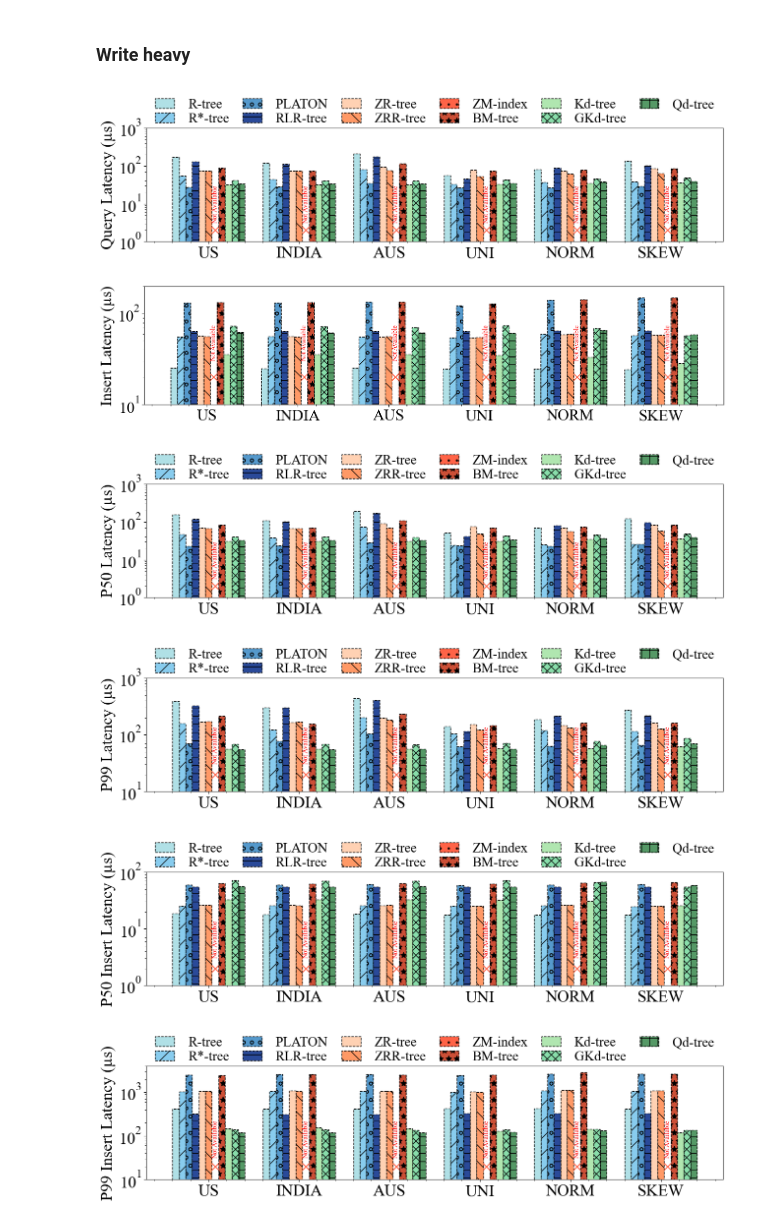
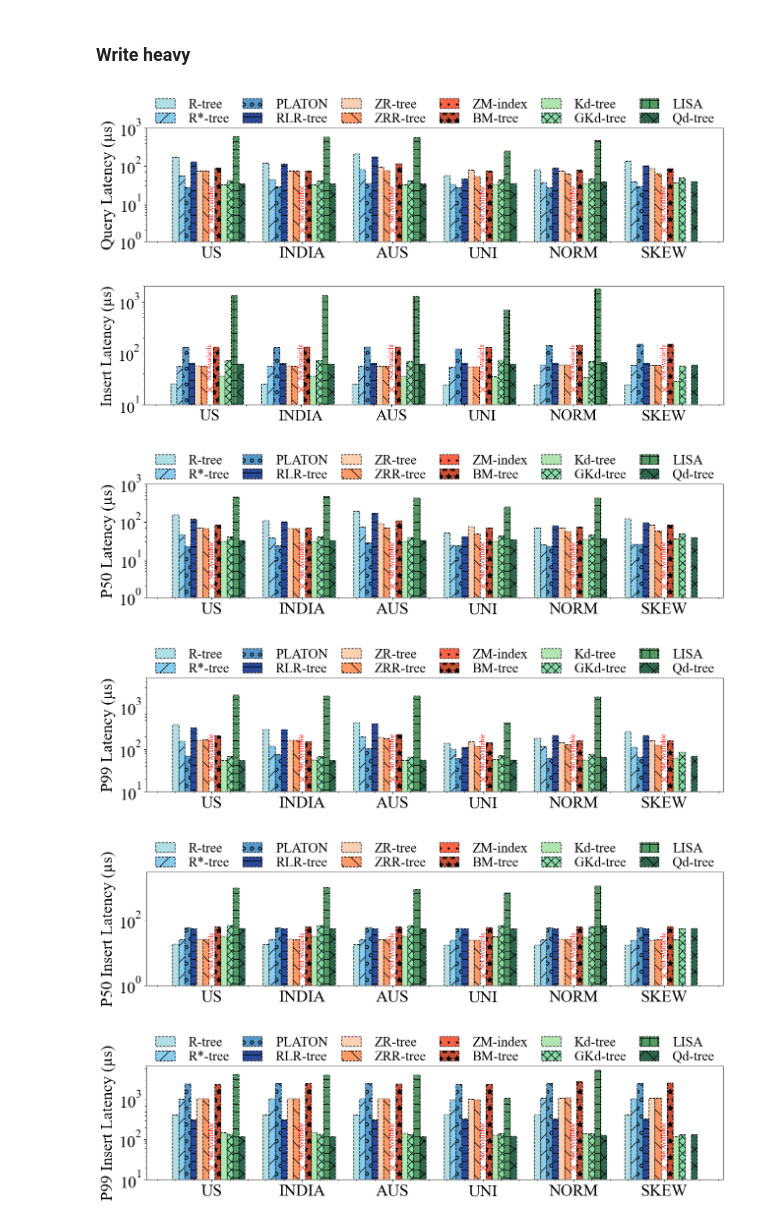
Before and after one commit to Liuguanli/rl_spatial_benchmark, a Jupyter notebook: notebook/Benchmark_Result_Figures-SIGMOD-Insertion.ipynb, the cells around one changed output. Saved outputs shown, nothing was run; the diff lists cells and outputs as text; code cells hidden in the pictures.

```diff
--- a/notebook/Benchmark_Result_Figures-SIGMOD-Insertion.ipynb
+++ b/notebook/Benchmark_Result_Figures-SIGMOD-Insertion.ipynb
@@ -70,6 +70,7 @@ baseline_suffix = {'bmtree':'_bits_32_depth_12_sample_10000',
                    'rankspace_zorder':'_bits_32',
                    'rlrtree':'_rlrtree_epoch_8_sample_80000',
                    'rtree':'_quadratic',
+                   'lisa':'',
                    'zorder':'_bits_32'}
 
 data_names = ["us_100000000", "india_100000000", "australia_100000000", "data_100000000_2_uniform_1", "data_100000000_2_normal_1", "data_100000000_2_skewed_4"]
@@ -85,11 +86,12 @@ baselines = ['rtree', 'r_star_tree',  'kdtree', 'kdtree_greedy','zorder', 'ranks
 baselines = ['rtree', 'r_star_tree', 'rlrtree', 'kdtree', 'kdtree_greedy', 'qdtree', 'order', 'rankspace_zorder', 'bmtree']
 baselines = ['rtree', 'r_star_tree', 'platon', 'rlrtree', 'kdtree', 'kdtree_greedy', 'waffle', 'qdtree', 'zorder', 'rankspace_zorder', 'zmindex', 'bmtree']
 baselines = ['rtree', 'r_star_tree', 'platon', 'rlrtree', 'zorder', 'rankspace_zorder', 'zmindex', 'bmtree', 'kdtree', 'kdtree_greedy', 'qdtree']
+baselines = ['rtree', 'r_star_tree', 'platon', 'rlrtree', 'zorder', 'rankspace_zorder', 'zmindex', 'bmtree', 'kdtree', 'kdtree_greedy', 'lisa', 'qdtree']
 display_baselines = ['RT', 'RST', 'KD', 'KDG','ZR', 'ZRR']
 display_baselines = ['RT', 'RST', 'RLR', 'KD', 'KDG', 'QD','ZR', 'ZRR', 'BMT']
 display_baselines = ['R-tree', 'R*-tree', 'RLR-tree', 'Kd-tree', 'GKd-tree', 'Qd-tree','ZR-tree', 'ZRR-tree', 'BM-tree']
 display_baselines = ['R-tree', 'R*-tree', 'PLATON', 'RLR-tree', 'Kd-tree', 'Waffle', 'GKd-tree', 'Qd-tree','ZR-tree', 'ZRR-tree', 'ZM-index', 'BM-tree']
-display_baselines = ['R-tree', 'R*-tree', 'PLATON', 'RLR-tree','ZR-tree', 'ZRR-tree', 'ZM-index', 'BM-tree', 'Kd-tree', 'GKd-tree', 'Qd-tree']
+display_baselines = ['R-tree', 'R*-tree', 'PLATON', 'RLR-tree','ZR-tree', 'ZRR-tree', 'ZM-index', 'BM-tree', 'Kd-tree', 'GKd-tree', 'LISA', 'Qd-tree']
 # %%
 # 1
 # default_range_name = "_{data_name}_range_1000_2_normal_1_0.001x0.001"
@@ -514,40 +516,40 @@ for baseline in baselines:
         dataset_adjustments.append(tree_property.Adjustments)
 
     query_result.append(dataset_query_results)
     insert_result.append(dataset_insert_results)
     P50_query.append(dataset_P50_Q)
     P99_query.append(dataset_P99_Q)
     P50_insert.append(dataset_P50_I)
     P99_insert.append(dataset_P99_I)
     reads.append(dataset_reads)
     writes.append(dataset_writes)
     splits.append(dataset_splits)
     adjustments.append(dataset_adjustments)
 
 plot_hist(display_data_names, display_baselines, query_result, y_label="Query Latency (µs)", is_legend=True, is_log=True, output_file_paths=
           [folder + "/exp_sigmod/write_heavy_query_time.pdf", "../figs/exp_sigmod/write_heavy_query_time.png"], bottom=1, top=1e3, legend_location="top")
 
 plot_hist(display_data_names, display_baselines, insert_result, y_label="Insert Latency (µs)", is_legend=False, is_log=True, output_file_paths=
-          [folder + "/exp_sigmod/write_heavy_insert_time.pdf", "../figs/exp_sigmod/write_heavy_insert_time.png"], bottom=1e1, top=200, legend_location="top")
+          [folder + "/exp_sigmod/write_heavy_insert_time.pdf", "../figs/exp_sigmod/write_heavy_insert_time.png"], bottom=1e1, top=2000, legend_location="top")
 
 plot_hist(display_data_names, display_baselines, P50_query, y_label="P50 Latency (µs)", is_log=True, output_file_paths=
           [folder + "/exp_sigmod/write_heavy_query_time_P50.pdf", "../figs/exp_sigmod/write_heavy_query_time_P50.png"], bottom=1, top=1e3, legend_location="top")
 
 plot_hist(display_data_names, display_baselines, P99_query, y_label="P99 Latency (µs)", is_log=True, output_file_paths=
-          [folder + "/exp_sigmod/write_heavy_query_time_P99.pdf", "../figs/exp_sigmod/write_heavy_query_time_P99.png"], bottom=1e1, top=1e3, legend_location="top")
+          [folder + "/exp_sigmod/write_heavy_query_time_P99.pdf", "../figs/exp_sigmod/write_heavy_query_time_P99.png"], bottom=1e1, top=5*1e3, legend_location="top")
 
 plot_hist(display_data_names, display_baselines, P50_insert, y_label="P50 Insert Latency (µs)", is_log=True, output_file_paths=
-          [folder + "/exp_sigmod/write_heavy_insert_time_P50.pdf", "../figs/exp_sigmod/write_heavy_insert_time_P50.png"], bottom=1, top=1e2, legend_location="top")
+          [folder + "/exp_sigmod/write_heavy_insert_time_P50.pdf", "../figs/exp_sigmod/write_heavy_insert_time_P50.png"], bottom=1, top=3*1e3, legend_location="top")
 
 plot_hist(display_data_names, display_baselines, P99_insert, y_label="P99 Insert Latency (µs)", is_log=True, output_file_paths=
-          [folder + "/exp_sigmod/write_heavy_insert_time_P99.pdf", "../figs/exp_sigmod/write_heavy_insert_time_P99.png"], bottom=1e1, top=4*1e3, legend_location="top")
+          [folder + "/exp_sigmod/write_heavy_insert_time_P99.pdf", "../figs/exp_sigmod/write_heavy_insert_time_P99.png"], bottom=1e1, top=7*1e3, legend_location="top")
 
 plot_hist(display_data_names, display_baselines, splits, y_label="Split Ratio (%)", is_legend=False, output_file_paths=
           [folder + "/exp_sigmod/write_heavy_splits.pdf", "../figs/exp_sigmod/write_heavy_splits.png"], bottom=0.5, top=2.0, legend_location="top")
 # %% [output]
-[figure, old version]
+[figure, new version]
-[figure, old version]
+[figure, new version]
-[figure, old version]
+[figure, new version]
-[figure, old version]
+[figure, new version]
-[figure, old version]
+[figure, new version]
-[figure, old version]
+[figure, new version]
```
Also changed, not shown: parts of 3 cells of this notebook, 58 other files.
